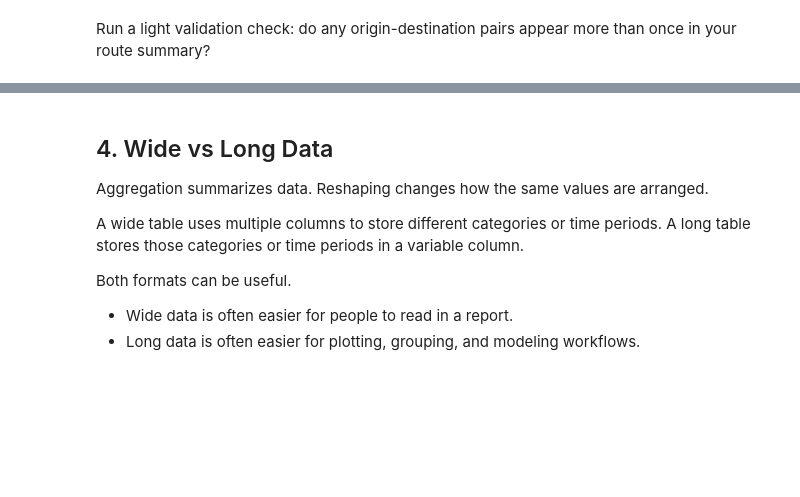
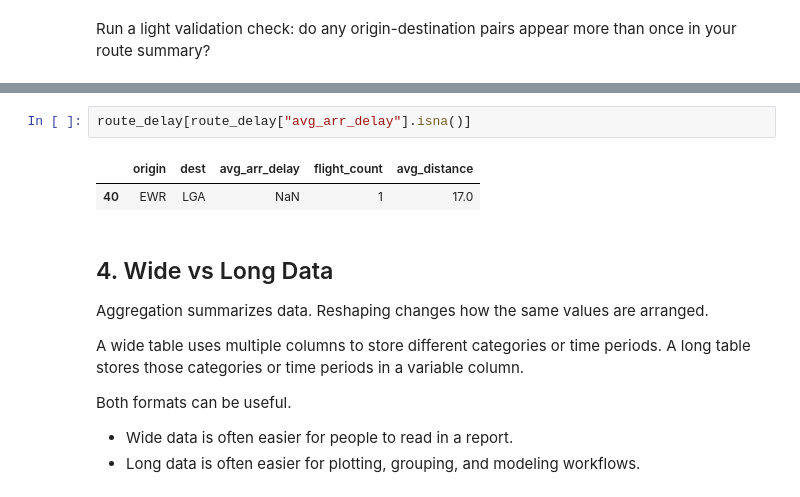
Before and after one commit to utsahenry/ban6003-week-07-08-henry-ha, a Jupyter notebook: notebooks/module7_aggregation_reshaping_guided_lab.ipynb, the cells around one changed output, grey strips where cells are left out. Saved outputs shown, nothing was run; the diff lists cells and outputs as text; blank space fills up the shorter version.

```diff
--- a/notebooks/module7_aggregation_reshaping_guided_lab.ipynb
+++ b/notebooks/module7_aggregation_reshaping_guided_lab.ipynb
@@ -384,3 +400,8 @@ Run a light validation check: do any origin-destination pairs appear more than o
+# %%
+route_delay[route_delay["avg_arr_delay"].isna()]
+# %% [output]
+|  | origin | dest | avg_arr_delay | flight_count | avg_distance |
+| 40 | EWR | LGA | NaN | 1 | 17.0 |
 # %% [markdown]
 ## 4. Wide vs Long Data
 
```
Also changed, not shown: parts of 24 cells of this notebook, 2 other files.
